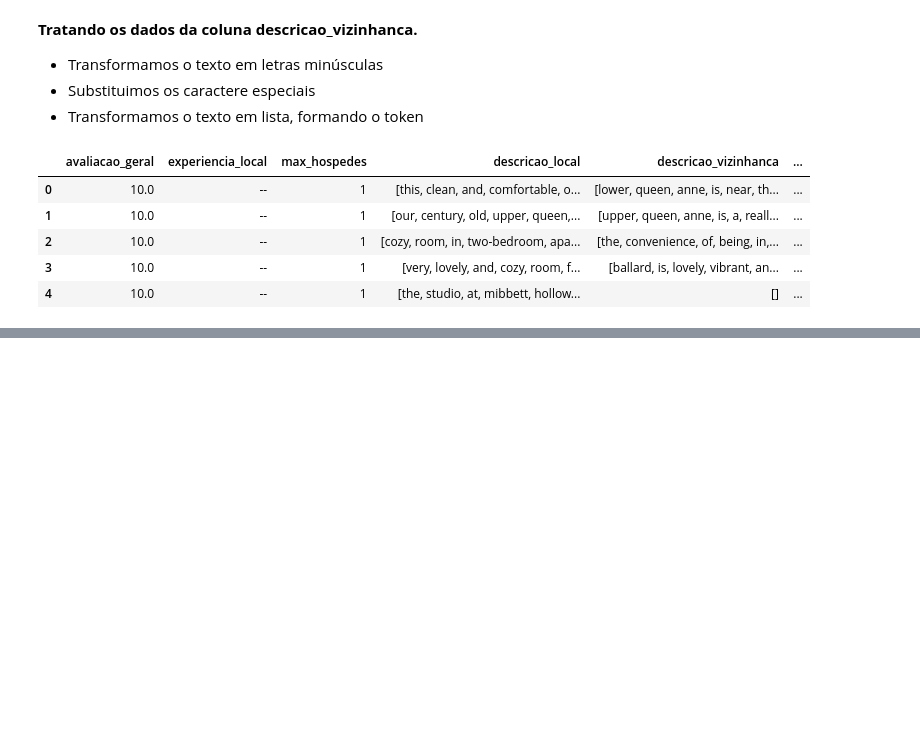
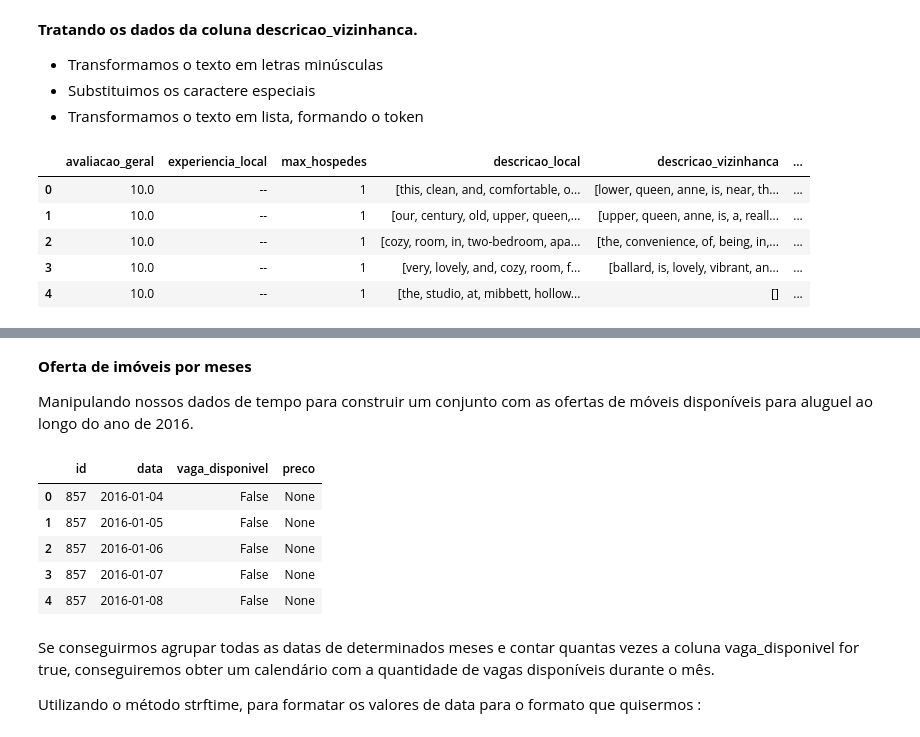
Before and after one commit to Camillabgarcia/Python-para-Data-Science, a Jupyter notebook: pandas_transformacao_manipulacao_dados.ipynb, the cells around one changed output, grey strips where cells are left out. Cells and saved outputs as stored; diff of their text form; code cells hidden in the pictures; blank space fills up the shorter version.

```diff
--- a/pandas_transformacao_manipulacao_dados.ipynb
+++ b/pandas_transformacao_manipulacao_dados.ipynb
@@ -580,0 +615,2 @@ dados.head()
+# %%
+dt_data['data'] = pd.to_datetime(dt_data['data'])
@@ -580,0 +631,17 @@ dados.head()
+# %% [markdown]
+**Oferta de imóveis por meses**
+
+ Manipulando nossos dados de tempo para construir um conjunto com as ofertas de móveis disponíveis para aluguel ao longo do ano de 2016.
+# %%
+dt_data.head()
+# %% [output]
+|  | id | data | vaga_disponivel | preco |
+| 0 | 857 | 2016-01-04 | False | None |
+| 1 | 857 | 2016-01-05 | False | None |
+| 2 | 857 | 2016-01-06 | False | None |
+| 3 | 857 | 2016-01-07 | False | None |
+| 4 | 857 | 2016-01-08 | False | None |
+# %% [markdown]
+Se conseguirmos agrupar todas as datas de determinados meses e contar quantas vezes a coluna vaga_disponivel for true, conseguiremos obter um calendário com a quantidade de vagas disponíveis durante o mês.
+
+Utilizando o método strftime, para formatar os valores de data para o formato que quisermos :
```
Also changed, not shown: parts of 10 cells of this notebook.
